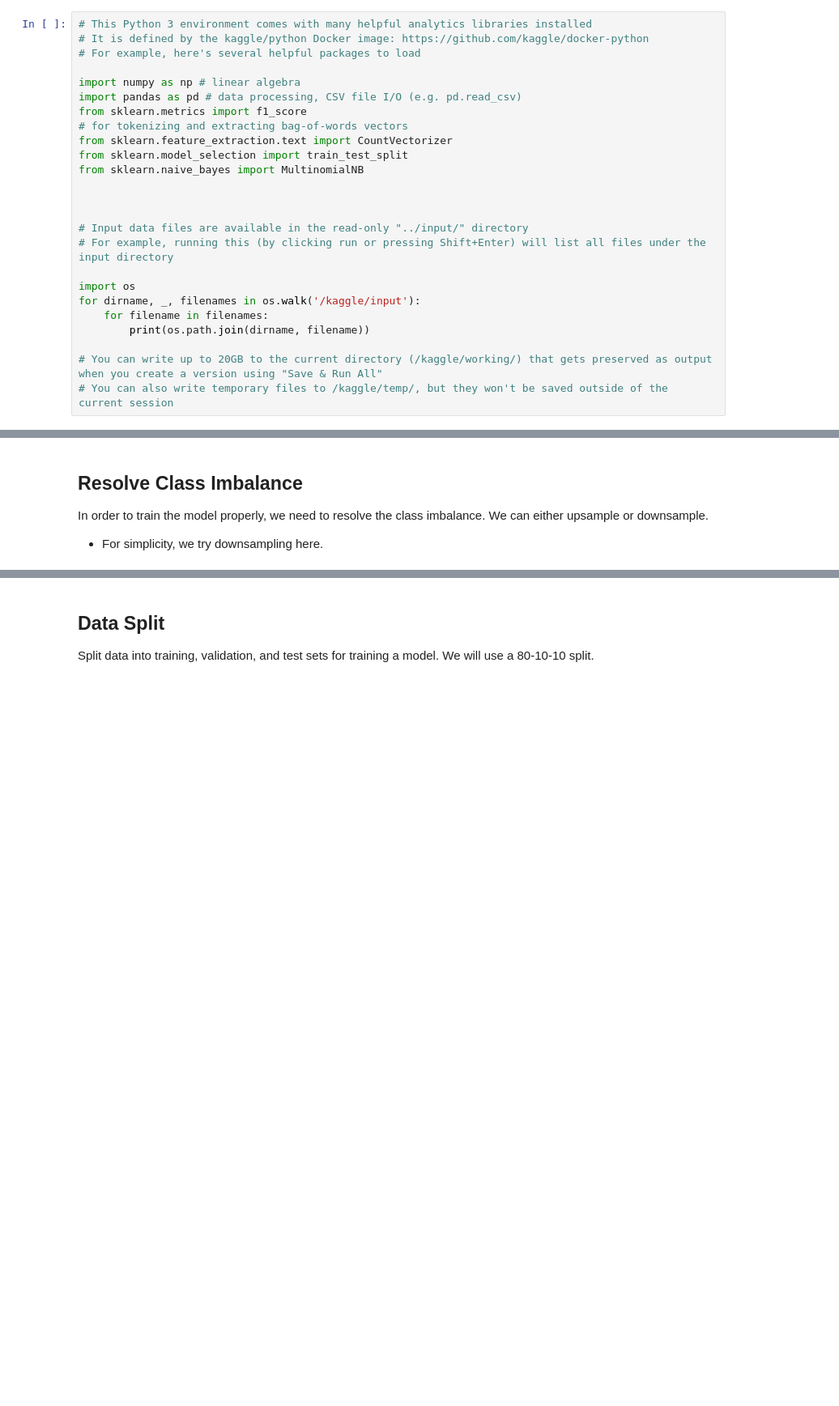
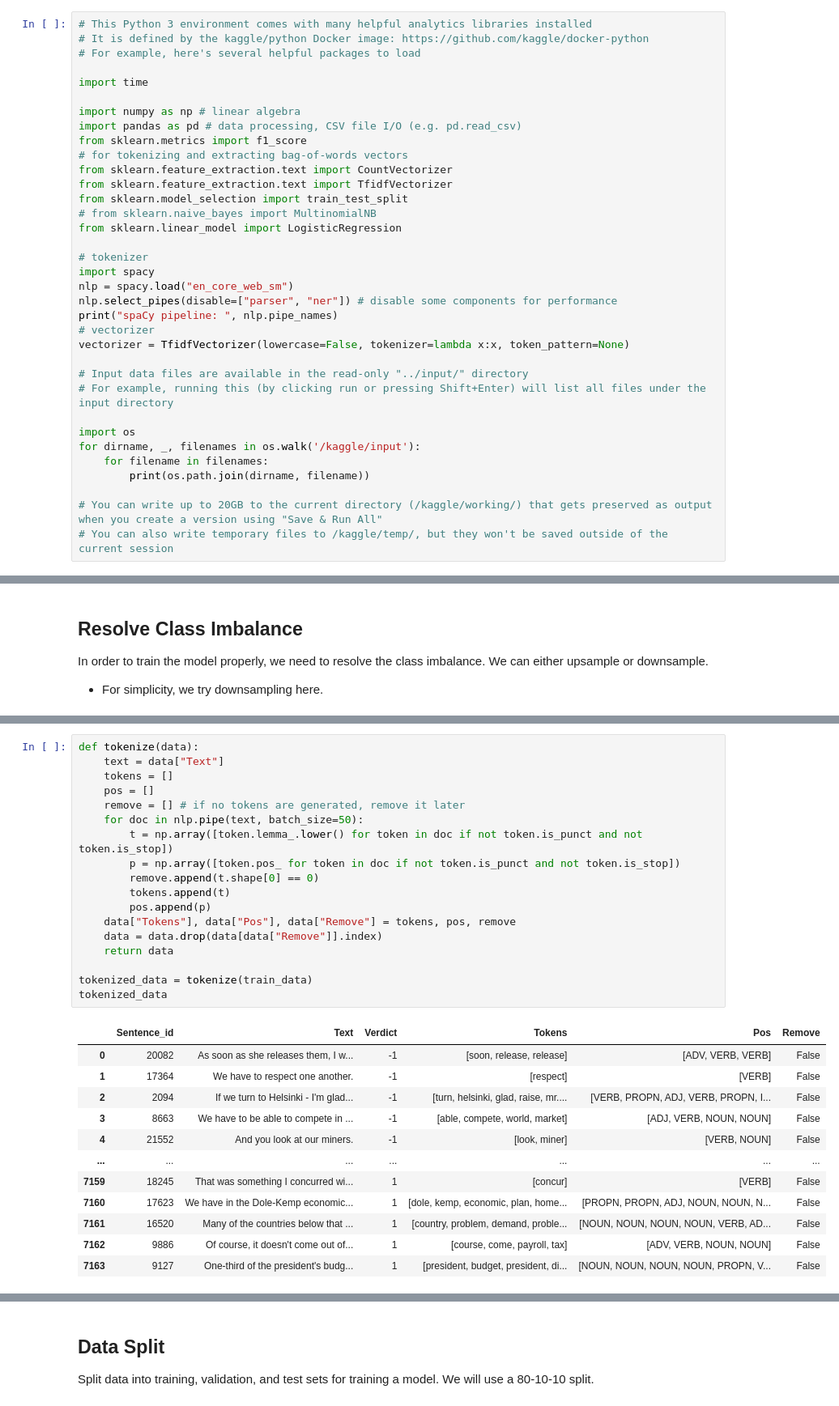
Before and after one commit to Dioclei/cs4248-fact-checking, a Jupyter notebook: notebook-cs4248-fact-checking.ipynb, the cells around one changed output, grey strips where cells are left out. Shown at 81% size. Drawn from its saved outputs; the diff is of its cells as text; blank space fills up the shorter version.

```diff
--- a/notebook-cs4248-fact-checking.ipynb
+++ b/notebook-cs4248-fact-checking.ipynb
@@ -6,16 +6,26 @@ _STUDENT_NUM = 'E0957670'
 # This Python 3 environment comes with many helpful analytics libraries installed
 # It is defined by the kaggle/python Docker image: https://github.com/kaggle/docker-python
 # For example, here's several helpful packages to load
+
+import time
 
 import numpy as np # linear algebra
 import pandas as pd # data processing, CSV file I/O (e.g. pd.read_csv)
 from sklearn.metrics import f1_score
 # for tokenizing and extracting bag-of-words vectors
 from sklearn.feature_extraction.text import CountVectorizer
+from sklearn.feature_extraction.text import TfidfVectorizer
 from sklearn.model_selection import train_test_split
-from sklearn.naive_bayes import MultinomialNB
+# from sklearn.naive_bayes import MultinomialNB
+from sklearn.linear_model import LogisticRegression
 
-
+# tokenizer
+import spacy
+nlp = spacy.load("en_core_web_sm")
+nlp.select_pipes(disable=["parser", "ner"]) # disable some components for performance
+print("spaCy pipeline: ", nlp.pipe_names)
+# vectorizer
+vectorizer = TfidfVectorizer(lowercase=False, tokenizer=lambda x:x, token_pattern=None)
 
 # Input data files are available in the read-only "../input/" directory
 # For example, running this (by clicking run or pressing Shift+Enter) will list all files under the input directory
@@ -126,0 +151,31 @@ Verdict
+# %%
+def tokenize(data):
+    text = data["Text"]
+    tokens = []
+    pos = []
+    remove = [] # if no tokens are generated, remove it later
+    for doc in nlp.pipe(text, batch_size=50):
+        t = np.array([token.lemma_.lower() for token in doc if not token.is_punct and not token.is_stop])
+        p = np.array([token.pos_ for token in doc if not token.is_punct and not token.is_stop])
+        remove.append(t.shape[0] == 0)
+        tokens.append(t)
+        pos.append(p)
+    data["Tokens"], data["Pos"], data["Remove"] = tokens, pos, remove
+    data = data.drop(data[data["Remove"]].index)
+    return data
+
+tokenized_data = tokenize(train_data)
+tokenized_data
+# %% [output]
+|  | Sentence_id | Text | Verdict | Tokens | Pos | Remove |
+| 0 | 20082 | As soon as she releases them, I w... | -1 | [soon, release, release] | [ADV, VERB, VERB] | False |
+| 1 | 17364 | We have to respect one another. | -1 | [respect] | [VERB] | False |
+| 2 | 2094 | If we turn to Helsinki - I'm glad... | -1 | [turn, helsinki, glad, raise, mr.... | [VERB, PROPN, ADJ, VERB, PROPN, I... | False |
+| 3 | 8663 | We have to be able to compete in ... | -1 | [able, compete, world, market] | [ADJ, VERB, NOUN, NOUN] | False |
+| 4 | 21552 | And you look at our miners. | -1 | [look, miner] | [VERB, NOUN] | False |
+| ... | ... | ... | ... | ... | ... | ... |
+| 7159 | 18245 | That was something I concurred wi... | 1 | [concur] | [VERB] | False |
+| 7160 | 17623 | We have in the Dole-Kemp economic... | 1 | [dole, kemp, economic, plan, home... | [PROPN, PROPN, ADJ, NOUN, NOUN, N... | False |
+| 7161 | 16520 | Many of the countries below that ... | 1 | [country, problem, demand, proble... | [NOUN, NOUN, NOUN, NOUN, VERB, AD... | False |
+| 7162 | 9886 | Of course, it doesn't come out of... | 1 | [course, come, payroll, tax] | [ADV, VERB, NOUN, NOUN] | False |
+| 7163 | 9127 | One-third of the president's budg... | 1 | [president, budget, president, di... | [NOUN, NOUN, NOUN, NOUN, PROPN, V... | False |
```
Also changed, not shown: parts of 12 cells of this notebook.
